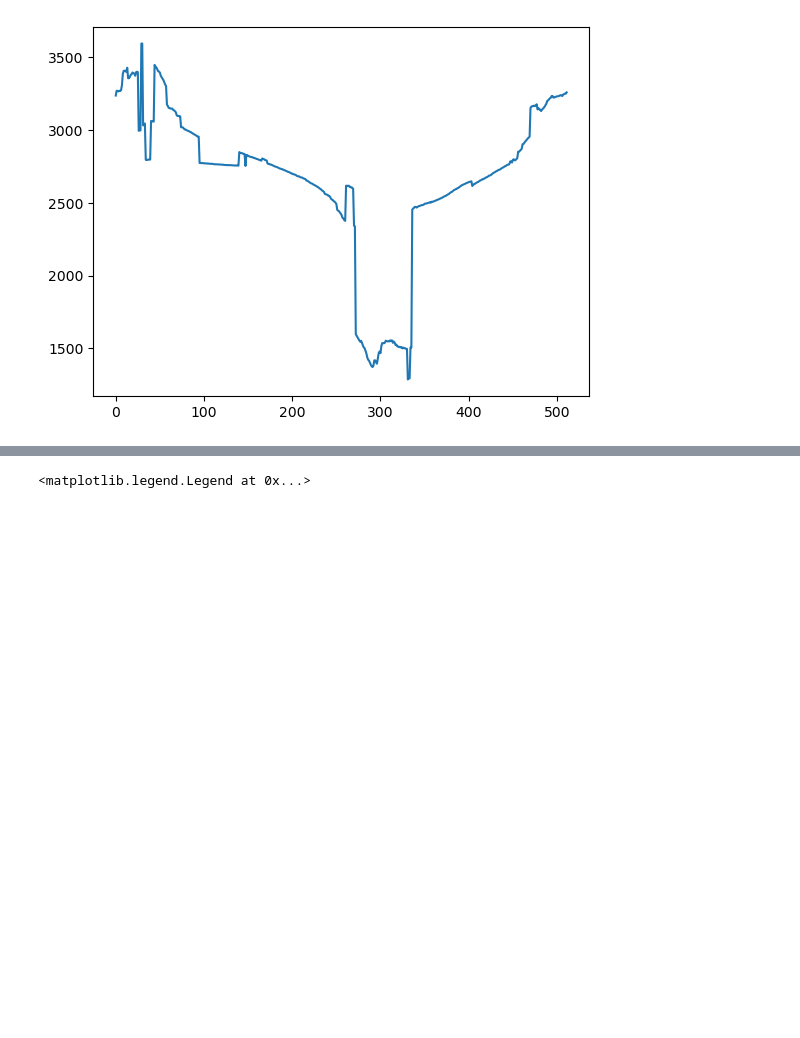
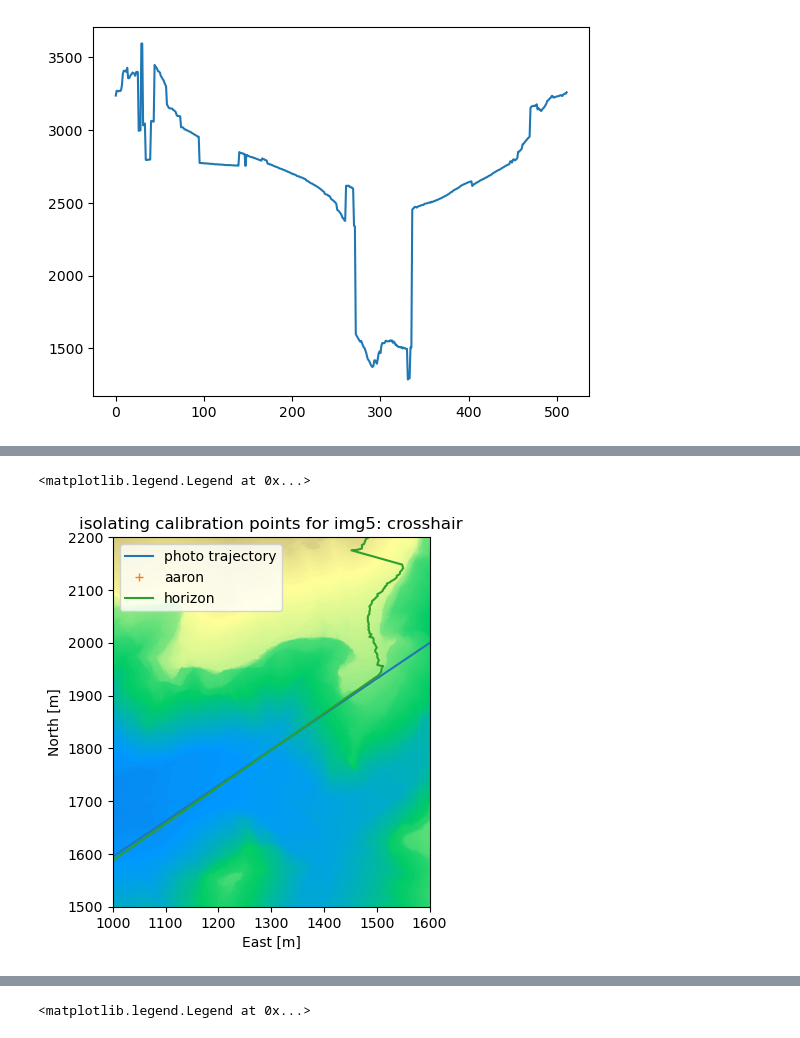
Before and after one commit to KomalKaur0/eigsep_hrzn_mapping, a Jupyter notebook: notebooks/horizon.ipynb, the cells around one changed output, grey strips where cells are left out. Drawn from its saved outputs; the diff is of its cells as text; code cells hidden in the pictures; blank space fills up the shorter version.

Commit message:
crosshair idx

```diff
--- a/notebooks/horizon.ipynb
+++ b/notebooks/horizon.ipynb
@@ -117,8 +117,8 @@ pnts, angles = hrzn_angle_plotter(5)
 [figure]
 # %%
 # find the edge of the canyon using jump in radius
-easts = pnts[0] # type: ignore
-norths = pnts[1] # type: ignore
+norths = pnts[0] # type: ignore
+easts = pnts[1] # type: ignore
 rads = np.sqrt(easts**2 + norths**2)
 fig, ax = plt.subplots()
 ax.plot(np.arange(len(rads)), rads)
@@ -145,3 +145,24 @@ cal_rad = rads[cal_idx]
 cal_angle = angles[cal_idx]
 cal_east = easts[cal_idx]
 cal_north = norths[cal_idx]
+# %%
+# find the 0 of crosshair on the canyon: intersection of trajectory and canyon line
+fig, ax = plt.subplots()
+
+# color = ax._get_lines.get_next_color()
+az = np.deg2rad(imgs[5].heading)    # type: ignore
+pitch = np.deg2rad(imgs[5].angle_up)    # type: ignore
+r = np.linspace(0, 1000, len(easts))
+e = r * np.sin(az) * np.cos(pitch) + enus[5][0]
+n = r * np.cos(az) * np.cos(pitch) + enus[5][1]
+ax.plot(e, n, label='photo trajectory')
+ax.plot([enus[5][0]], [enus[5][1]], '+', label='aaron')
+ax.plot(easts, norths, label='horizon')
+plot_img(ax, dem.data, dem.res)
+_ = plt.title(f'isolating calibration points for img{5}: crosshair')
+ax.set_xlim(1000, 1600)
+ax.set_ylim(1500, 2200)
+plt.legend(loc='best')
+# %% [output]
+<matplotlib.legend.Legend at 0x...>
+[figure, added]
```
Also changed, not shown: parts of 3 cells of this notebook.
